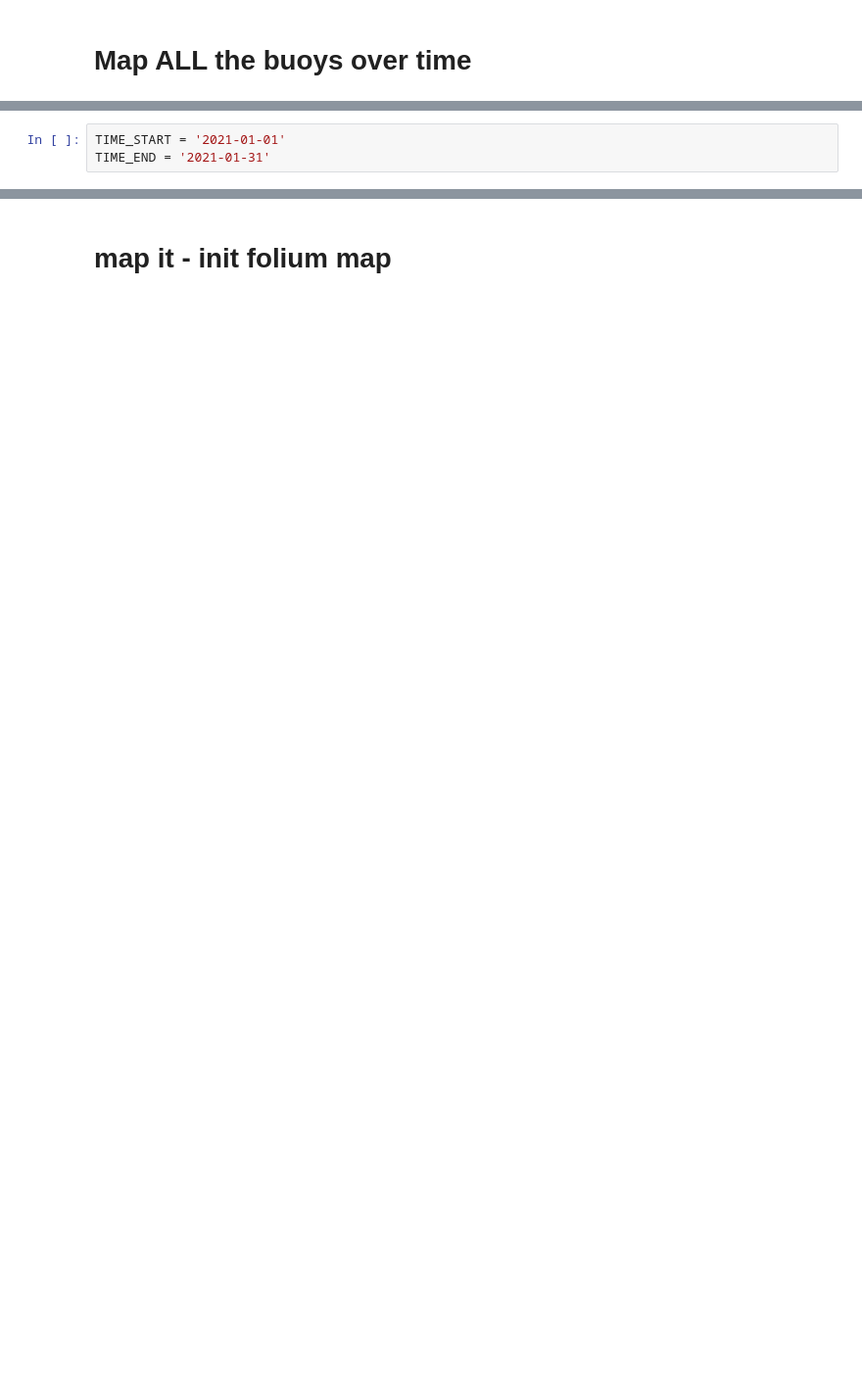
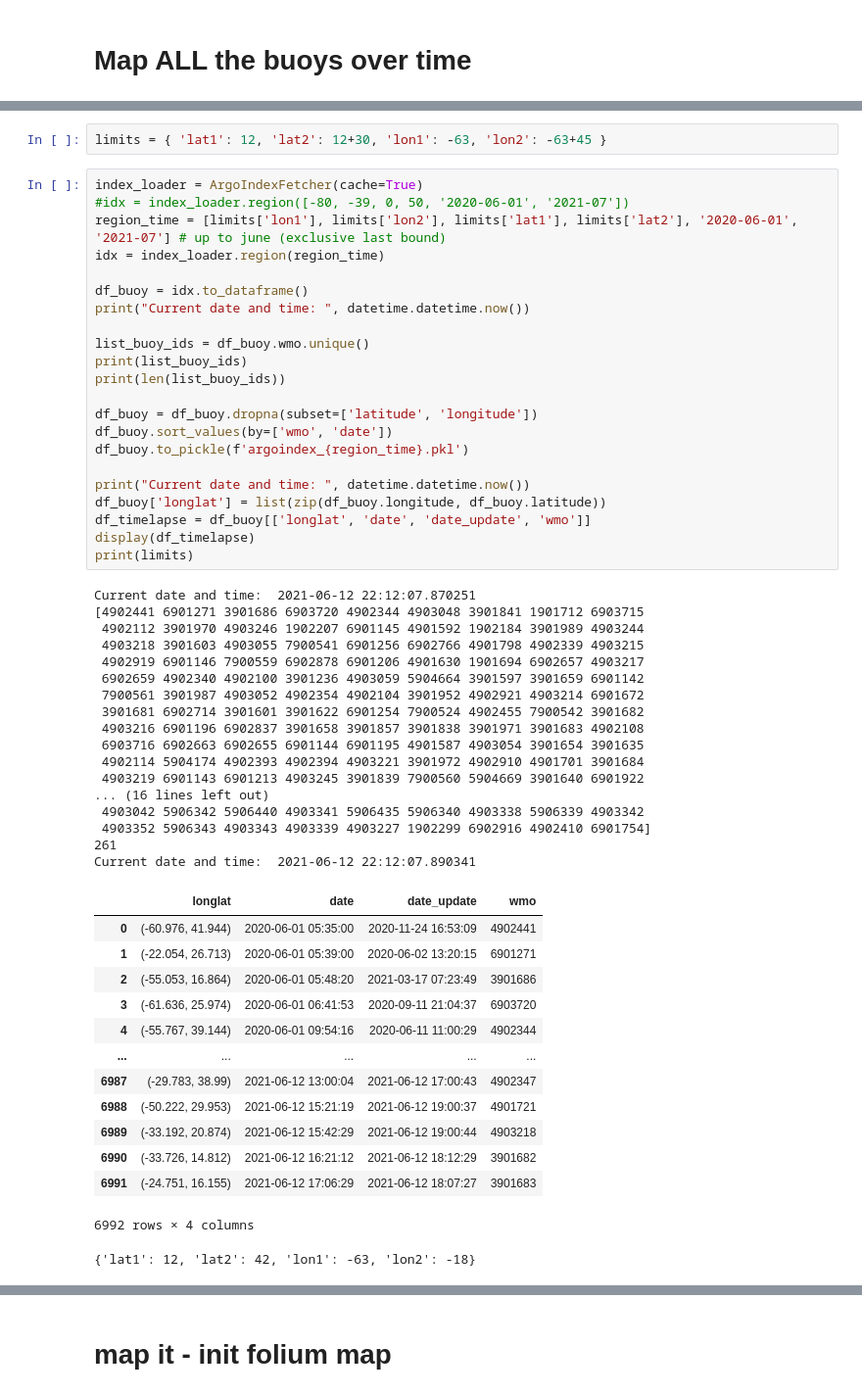
Before and after one commit to nouyang/oceansim, a Jupyter notebook: 7- Notebook of horro.ipynb, the cells around one changed output, grey strips where cells are left out. Shown at 98% size. Drawn from its saved outputs; the diff is of its cells as text; blank space fills up the shorter version.

```diff
--- a/7- Notebook of horro.ipynb
+++ b/7- Notebook of horro.ipynb
@@ -469,3 +392,56 @@ for ith_buoy, buoy in enumerate(list_buoy_ids):
-# %%
-TIME_START = '2021-01-01'
-TIME_END = '2021-01-31'
+# %%
+limits = { 'lat1': 12, 'lat2': 12+30, 'lon1': -63, 'lon2': -63+45 }
+# %%
+index_loader = ArgoIndexFetcher(cache=True)
+#idx = index_loader.region([-80, -39, 0, 50, '2020-06-01', '2021-07'])
+region_time = [limits['lon1'], limits['lon2'], limits['lat1'], limits['lat2'], '2020-06-01', '2021-07'] # up to june (exclusive last bound)
+idx = index_loader.region(region_time)
+
+df_buoy = idx.to_dataframe()
+print("Current date and time: ", datetime.datetime.now())
+
+list_buoy_ids = df_buoy.wmo.unique()
+print(list_buoy_ids)
+print(len(list_buoy_ids))
+
+df_buoy = df_buoy.dropna(subset=['latitude', 'longitude'])
+df_buoy.sort_values(by=['wmo', 'date'])
+df_buoy.to_pickle(f'argoindex_{region_time}.pkl')
+
+print("Current date and time: ", datetime.datetime.now())
+df_buoy['longlat'] = list(zip(df_buoy.longitude, df_buoy.latitude))
+df_timelapse = df_buoy[['longlat', 'date', 'date_update', 'wmo']]
+display(df_timelapse)
+print(limits)
+# %% [output]
+Current date and time:  2021-06-12 22:12:07.870251
+[4902441 6901271 3901686 6903720 4902344 4903048 3901841 1901712 6903715
+ 4902112 3901970 4903246 1902207 6901145 4901592 1902184 3901989 4903244
+ 4903218 3901603 4903055 7900541 6901256 6902766 4901798 4902339 4903215
+ 4902919 6901146 7900559 6902878 6901206 4901630 1901694 6902657 4903217
+ 6902659 4902340 4902100 3901236 4903059 5904664 3901597 3901659 6901142
+ 7900561 3901987 4903052 4902354 4902104 3901952 4902921 4903214 6901672
+ 3901681 6902714 3901601 3901622 6901254 7900524 4902455 7900542 3901682
+ 4903216 6901196 6902837 3901658 3901857 3901838 3901971 3901683 4902108
+ 6903716 6902663 6902655 6901144 6901195 4901587 4903054 3901654 3901635
+ 4902114 5904174 4902393 4902394 4903221 3901972 4902910 4901701 3901684
+ 4903219 6901143 6901213 4903245 3901839 7900560 5904669 3901640 6901922
+... (16 lines left out)
+ 4903042 5906342 5906440 4903341 5906435 5906340 4903338 5906339 4903342
+ 4903352 5906343 4903343 4903339 4903227 1902299 6902916 4902410 6901754]
+261
+Current date and time:  2021-06-12 22:12:07.890341
+|  | longlat | date | date_update | wmo |
+| 0 | (-60.976, 41.944) | 2020-06-01 05:35:00 | 2020-11-24 16:53:09 | 4902441 |
+| 1 | (-22.054, 26.713) | 2020-06-01 05:39:00 | 2020-06-02 13:20:15 | 6901271 |
+| 2 | (-55.053, 16.864) | 2020-06-01 05:48:20 | 2021-03-17 07:23:49 | 3901686 |
+| 3 | (-61.636, 25.974) | 2020-06-01 06:41:53 | 2020-09-11 21:04:37 | 6903720 |
+| 4 | (-55.767, 39.144) | 2020-06-01 09:54:16 | 2020-06-11 11:00:29 | 4902344 |
+| ... | ... | ... | ... | ... |
+| 6987 | (-29.783, 38.99) | 2021-06-12 13:00:04 | 2021-06-12 17:00:43 | 4902347 |
+| 6988 | (-50.222, 29.953) | 2021-06-12 15:21:19 | 2021-06-12 19:00:37 | 4901721 |
+| 6989 | (-33.192, 20.874) | 2021-06-12 15:42:29 | 2021-06-12 19:00:44 | 4903218 |
+| 6990 | (-33.726, 14.812) | 2021-06-12 16:21:12 | 2021-06-12 18:12:29 | 3901682 |
+| 6991 | (-24.751, 16.155) | 2021-06-12 17:06:29 | 2021-06-12 18:07:27 | 3901683 |
+6992 rows × 4 columns
+{'lat1': 12, 'lat2': 42, 'lon1': -63, 'lon2': -18}
```
Also changed, not shown: parts of 21 cells of this notebook, 4 other files.
